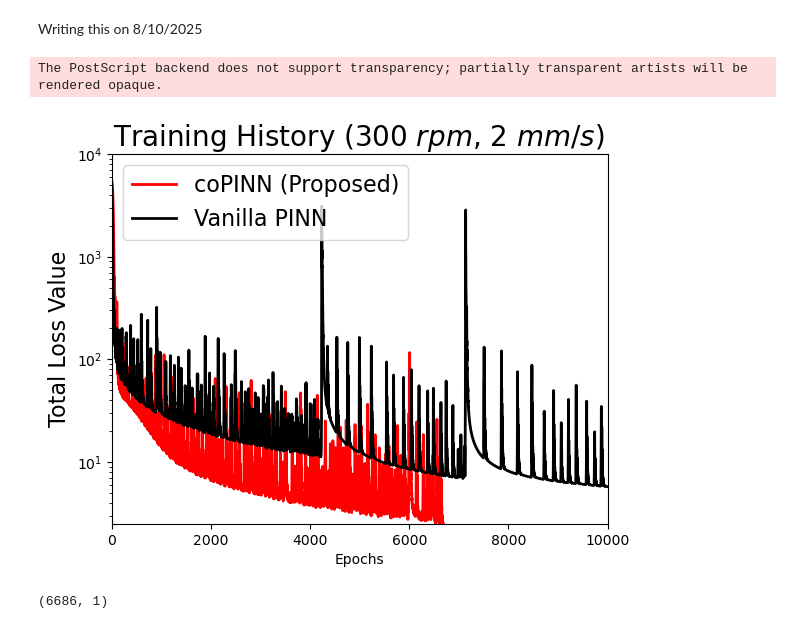
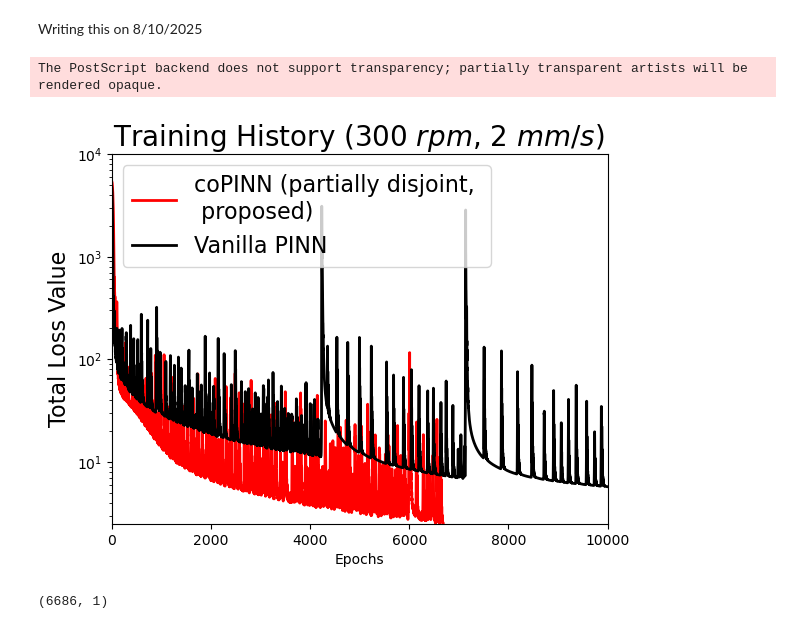
Before and after one commit to raghavg97/PINN_AFSD, a Jupyter notebook: Review_July2025/AFSD_Comparison/Comparison_nb.ipynb, the cells around one changed output. Drawn from its saved outputs; the diff is of its cells as text; code cells hidden in the pictures.

```diff
--- a/Review_July2025/AFSD_Comparison/Comparison_nb.ipynb
+++ b/Review_July2025/AFSD_Comparison/Comparison_nb.ipynb
@@ -28,26 +28,26 @@ coPINN_hist = loadmat('./coPINN_comparison/ASFD_coPINN.mat')['train_loss'].resha
 # %%
 fig,ax = plt.subplots()
 
-ax.plot(coPINN_hist,'r',label = 'coPINN (Proposed)',linewidth = 2)
+ax.plot(coPINN_hist,'r',label = 'coPINN (partially disjoint, \n proposed)',linewidth = 2)
 ax.plot(vPINN_hist,'k',label = 'Vanilla PINN',linewidth = 2)
 
 ax.set_xlabel('Epochs')
 ax.set_ylabel('Total Loss Value',math_fontfamily = 'cm',fontsize = 16)
 ax.set_title('Training History (300 $rpm$, 2 $mm/s$) ',fontsize = 20)
 ax.legend(loc = 2,fontsize = 16)
 
 ax.set_xlim([0,10000])
 ax.set_ylim([2.5,10000])
 ax.set_yscale('log')
 
 formats = ['pdf','svg','png','eps']
 
 for format in formats:
     folder = './Plots/'+format + '/'
     fig.savefig(folder+'Train_hist.'+format,format = format,bbox_inches = 'tight')
 # %% [output]
 The PostScript backend does not support transparency; partially transparent artists will be rendered opaque.
-[figure, old version]
+[figure, new version]
 # %%
 coPINN_hist.shape
 # %% [output]
```
Also changed, not shown: 32 other files.
